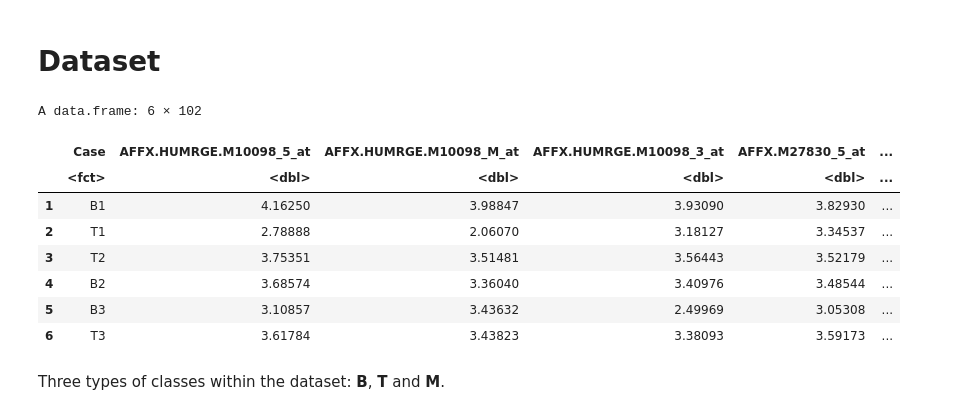
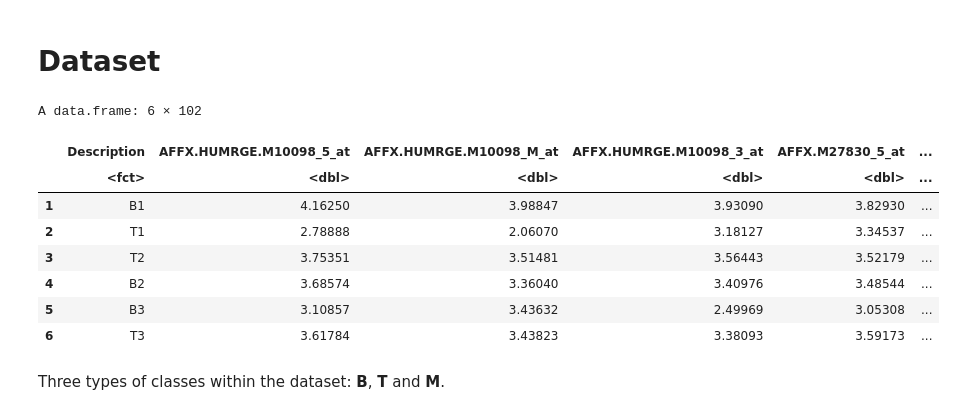
Before and after one commit to neobernad/evaluomeR, a Jupyter notebook: notebooks/use_cases/golub-rskc.ipynb, the cells around one changed output. Cells and saved outputs as stored; diff of their text form; code cells hidden in the pictures.

```diff
--- a/notebooks/use_cases/golub-rskc.ipynb
+++ b/notebooks/use_cases/golub-rskc.ipynb
@@ -45,10 +45,11 @@ The following object is masked from 'package:base':
 # %%
 load("data/leukemia.RData")
 golub = as.data.frame(leukemia)
+colnames(golub)[colnames(golub) == 'Case'] <- 'Description'
 head(golub)
 # %% [output]
 A data.frame: 6 × 102
-|  | Case | AFFX.HUMRGE.M10098_5_at | AFFX.HUMRGE.M10098_M_at | AFFX.HUMRGE.M10098_3_at | AFFX.M27830_5_at | ... |
+|  | Description | AFFX.HUMRGE.M10098_5_at | AFFX.HUMRGE.M10098_M_at | AFFX.HUMRGE.M10098_3_at | AFFX.M27830_5_at | ... |
 |  | <fct> | <dbl> | <dbl> | <dbl> | <dbl> | ... |
 | 1 | B1 | 4.16250 | 3.98847 | 3.93090 | 3.82930 | ... |
 | 2 | T1 | 2.78888 | 2.06070 | 3.18127 | 3.34537 | ... |
```
Also changed, not shown: parts of 34 cells of this notebook, 10 other files.
